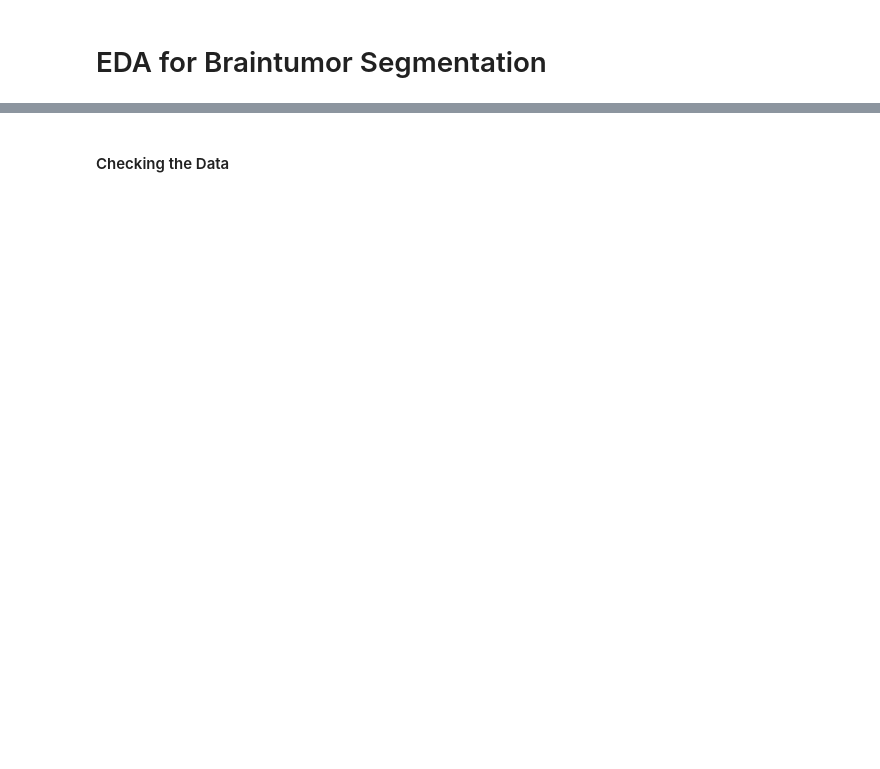
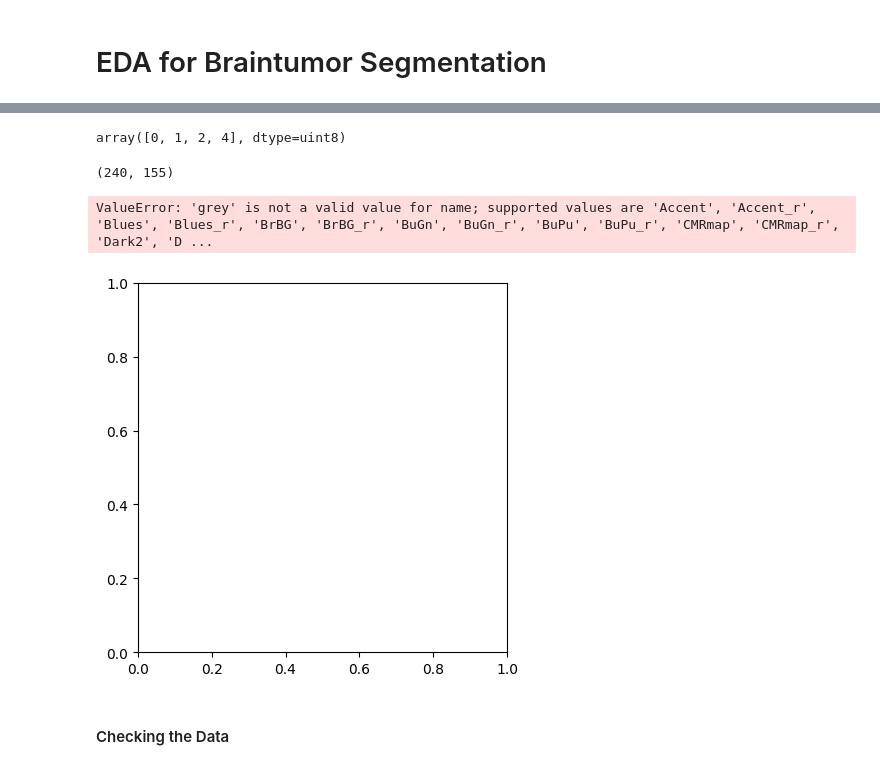
Before and after one commit to Krissi123/Braintumor-Segmentation, a Jupyter notebook: EDA_BrainTuSeg.ipynb, the cells around one changed output, grey strips where cells are left out. Cells and saved outputs as stored; diff of their text form; code cells hidden in the pictures; blank space fills up the shorter version.

```diff
--- a/EDA_BrainTuSeg.ipynb
+++ b/EDA_BrainTuSeg.ipynb
@@ -16,3 +17,7 @@ df_acqui = pd.read_csv('UPENN-GBM_acquisition.csv')
 # %%
 # Import Data File Availability
 df_avai = pd.read_csv('UPENN-GBM_data_availability.csv')
+# %%
+# Import images as examples
+mri_file = 'data/mri-datasets/first-20-testset/automated_segm/UPENN-GBM-00001_11_automated_approx_segm.nii.gz'
+mri_map = nib.load(mri_file)
@@ -18,0 +28,2 @@ df_avai = pd.read_csv('UPENN-GBM_data_availability.csv')
+# %%
+img_data = mri_map.get_data()
@@ -18,0 +54,9 @@ df_avai = pd.read_csv('UPENN-GBM_data_availability.csv')
+# %%
+np.unique(img_data)
+# %% [output]
+array([0, 1, 2, 4], dtype=uint8)
+# %%
+img_slice = img_data[100, :, :]
+print(image_slice.shape)
+# %% [output]
+(240, 155)
@@ -19,3 +65,10 @@ df_avai = pd.read_csv('UPENN-GBM_data_availability.csv')
+# %%
+
+plt.imshow(img_slice, cmap='grey', origin='lower')
+plt.show()
+# %% [output]
+ValueError: 'grey' is not a valid value for name; supported values are 'Accent', 'Accent_r', 'Blues', 'Blues_r', 'BrBG', 'BrBG_r', 'BuGn', 'BuGn_r', 'BuPu', 'BuPu_r', 'CMRmap', 'CMRmap_r', 'Dark2', 'D ...
+[figure, added]
 # %% [markdown]
 #### Checking the Data
 # %%
```
Also changed, not shown: parts of 6 cells of this notebook.
